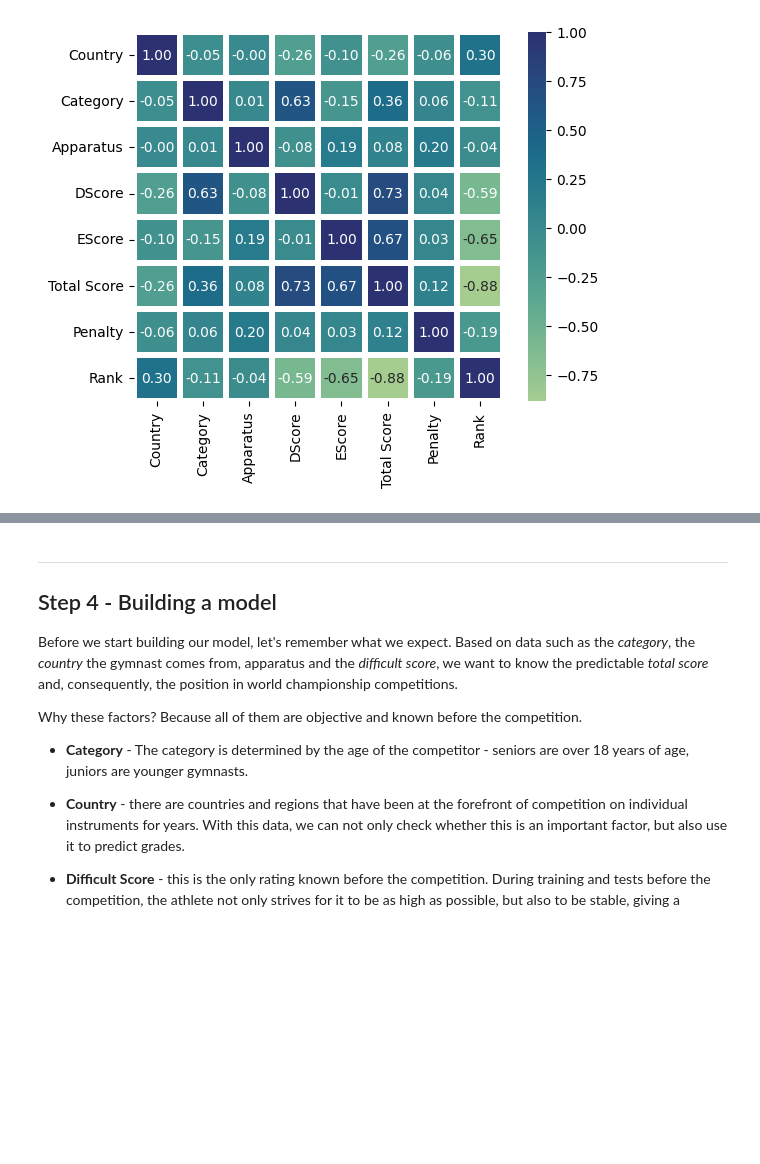
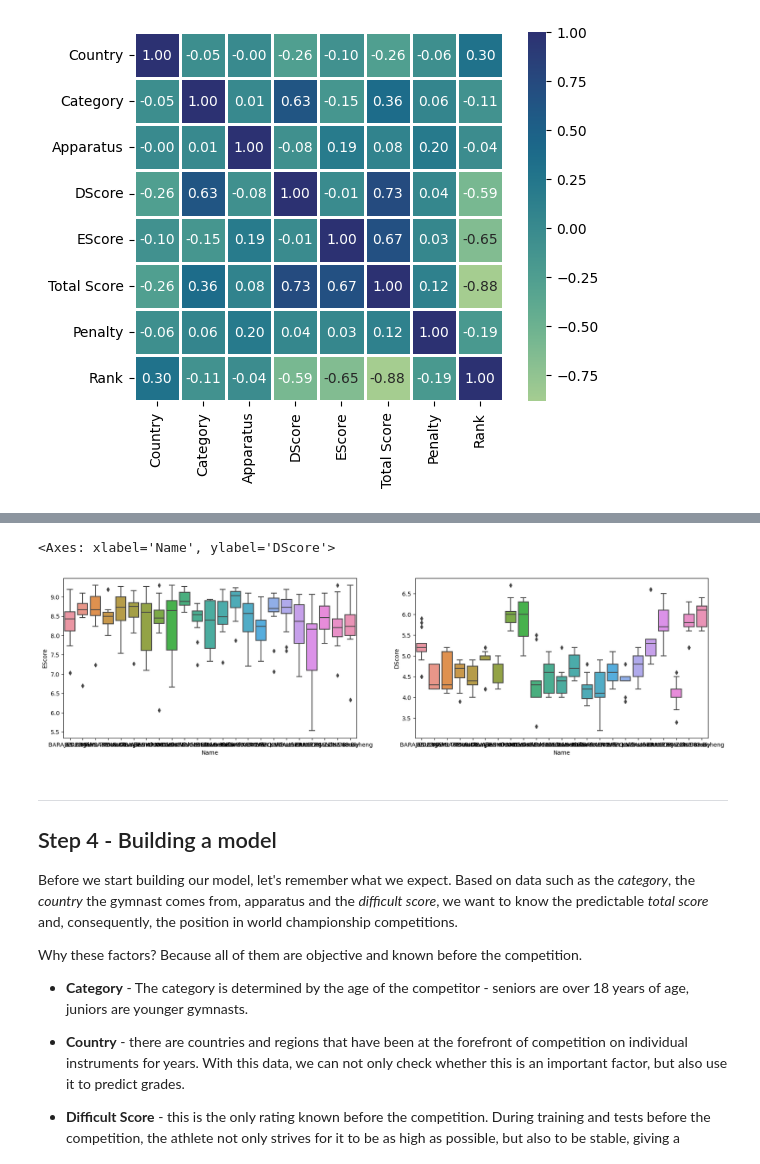
Before and after one commit to Asturn15/Gymnastics-on-GitHub, a Jupyter notebook: Project 5 - ML model in Python/Notebook project.ipynb, the cells around one changed output, grey strips where cells are left out. Cells and saved outputs as stored; diff of their text form; code cells hidden in the pictures; blank space fills up the shorter version.

```diff
--- a/Project 5 - ML model in Python/Notebook project.ipynb
+++ b/Project 5 - ML model in Python/Notebook project.ipynb
@@ -420,10 +384,10 @@ for key, value in all_data_frames.items():
                 clean_df.append(df)
 
 # use this list to build one data frame
-training_df = pd.concat(clean_df)
+gymnastics_result = pd.concat(clean_df)
 
 # look null values
-training_df.info()
+gymnastics_result.info()
 # %% [output]
 <class 'pandas.core.frame.DataFrame'>
 Index: 1696 entries, 0 to 143
@@ -446,8 +410,17 @@ Before we start analyzing the data will be to get rid of unnecessary columns and
 If a gymnasts did not compete on some apparatus, e.g. in the qualifications, we do not have his results, so we cannot complete this data.
 # %%
 # Change zero values to NaN in column with total score
-training_df.loc[training_df['Total Score'] == 0, 'Total Score'] = np.nan
+gymnastics_result.loc[gymnastics_result['Total Score'] == 0, 'Total Score'] = np.nan
 
-# Find rows with null data
-training_df[training_df.isnull().any(axis=1)]
+# drop all rows with null data
+gymnastics_result.dropna(subset=['Total Score'], inplace = True)
+
+#we will use this table later
+gymnastics_result_with_name = gymnastics_result.copy()
+
+# drop columns with unecessary data
+gymnastics_result.drop(columns=['Rank','Name'], inplace = True)
+
+# look on final form our dataframe
+gymnastics_result.info()
 # %% [output]
@@ -850,3 +829,27 @@ sns.heatmap(corrmat, vmax = 1, cmap = 'crest', square=True, annot = True, fmt =
+# %%
+# Table gruped by number of starts per apparatus
+EScores_data = gymnastics_result_with_name[['Name','Apparatus','EScore','DScore']].groupby(['Name', 'Apparatus']).count().sort_values(by = 'EScore', ascending = False).reset_index()
+
+# Select the data to compare EScores
+Gymnasts_to_compare = EScores_data.loc[(EScores_data['Apparatus'] != 'VT') & (EScores_data['EScore'] > 2)]
+
+# Make table with EScores for selected gymnasts
+EScore = gymnastics_result_with_name[gymnastics_result_with_name['Name'].isin(Gymnasts_to_compare['Name'])]
+
+# Drop unecessary columns
+EScore.drop(columns=['Rank','Country','Total Score','Penalty'], inplace = True)
+
+# plot area of chart
+fig, axs = plt.subplots(ncols=2, figsize=(20,5))
+
+# first chart
+sns.boxplot(data = EScore, x='Name', y='EScore', ax=axs[0])
+
+# second chart
+sns.boxplot(data = EScore, x='Name', y='DScore', ax=axs[1])
+# %% [output]
+<Axes: xlabel='Name', ylabel='DScore'>
+[figure, added]
 # %% [markdown]
 ---
 
```
Also changed, not shown: parts of 27 cells of this notebook.
